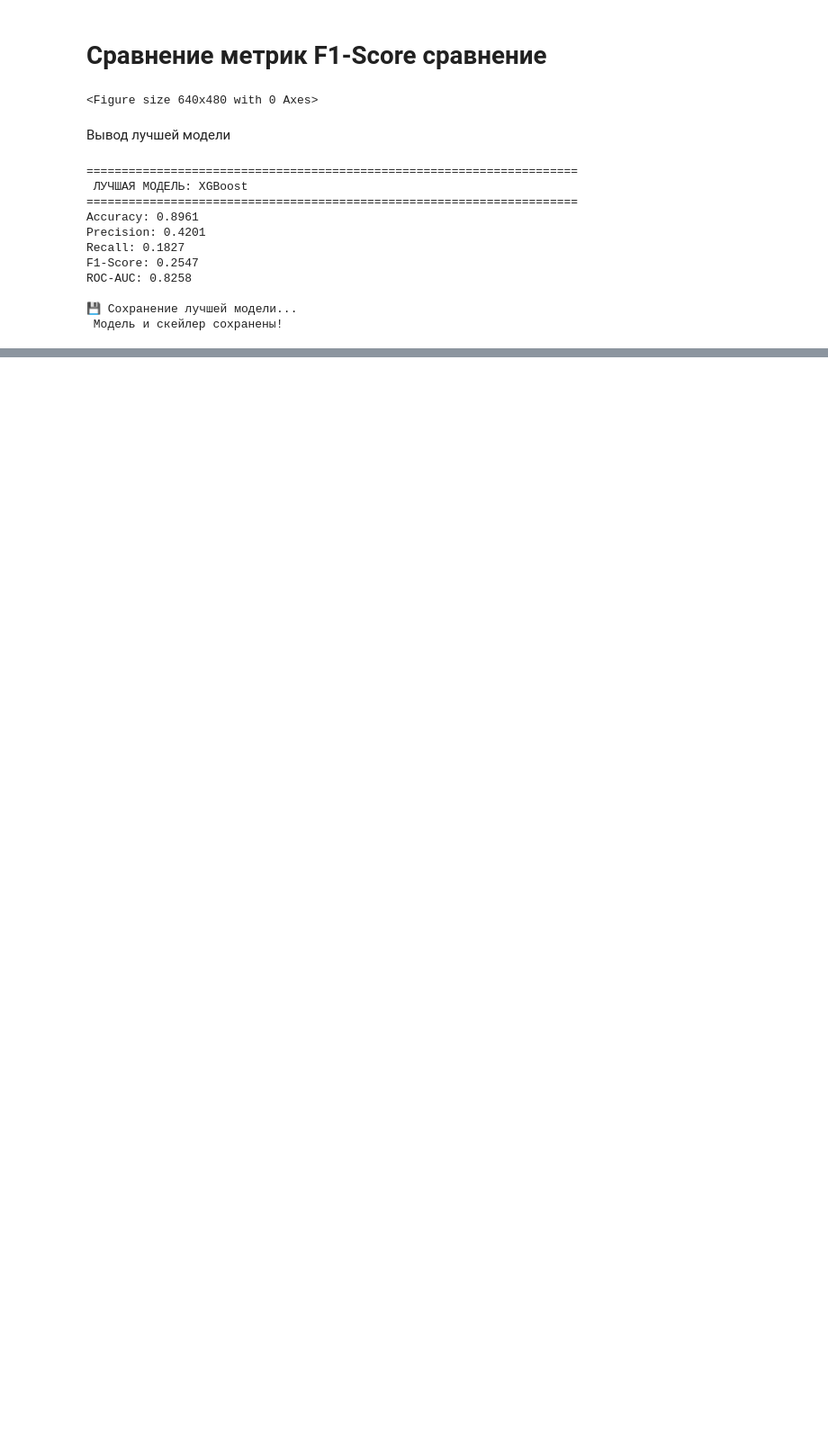
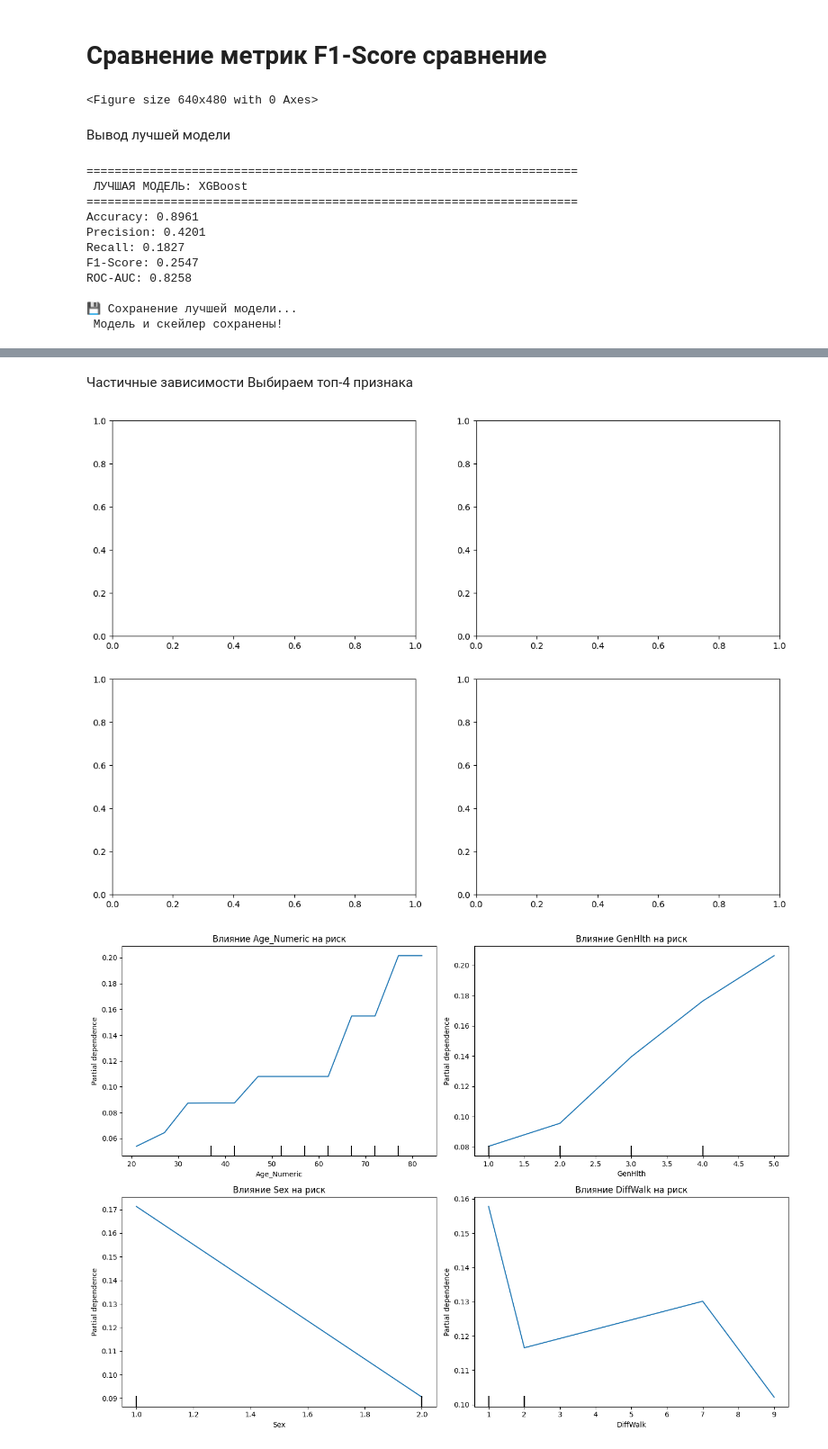
Before and after one commit to NurzatGitHub/DM-Final, a Jupyter notebook: DM-final.ipynb, the cells around one changed output, grey strips where cells are left out. Shown at 90% size. Drawn from its saved outputs; the diff is of its cells as text; code cells hidden in the pictures; blank space fills up the shorter version.

```diff
--- a/DM-final.ipynb
+++ b/DM-final.ipynb
@@ -615,0 +734,19 @@ ROC-AUC: 0.8258
+# %% [markdown]
+Частичные зависимости
+Выбираем топ-4 признака
+# %%
+top_features_list = feature_importance.head(4)['feature'].tolist() if 'feature_importance' in locals() else ['Age', 'GenHlth', 'Diabetes', 'HighBP']
+
+fig, axes = plt.subplots(2, 2, figsize=(14, 10))
+for idx, feature in enumerate(top_features_list):
+    ax = axes[idx // 2, idx % 2]
+    PartialDependenceDisplay.from_estimator(
+        best_model, X_test, [feature], ax=ax, grid_resolution=50
+    )
+    ax.set_title(f'Влияние {feature} на риск')
+
+plt.tight_layout()
+plt.show()
+# %% [output]
+[figure, added]
+[figure, added]
```
Also changed, not shown: parts of 16 cells of this notebook, 2 other files.
